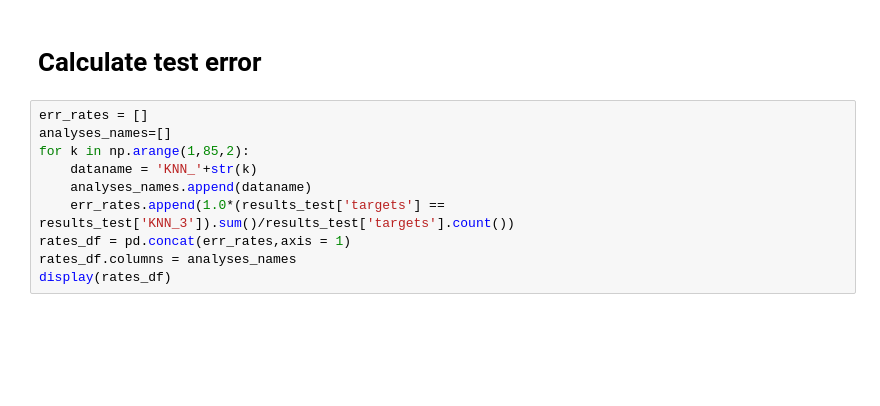
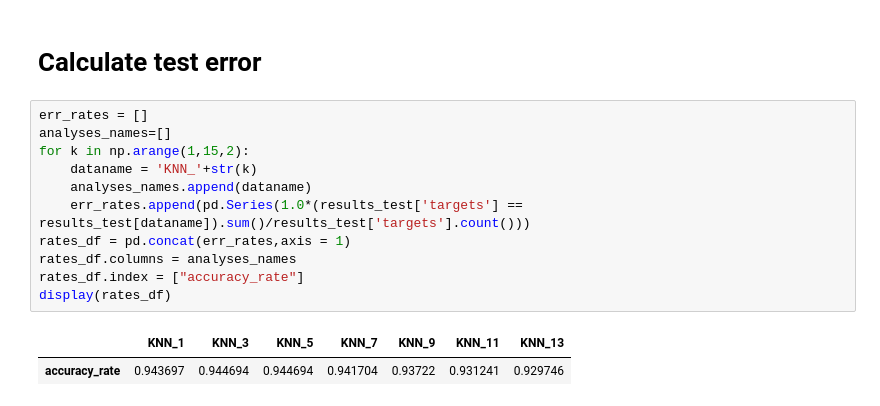
Before and after one commit to r9d9/Predictive, a Jupyter notebook: zip/Digits_KNN.ipynb, the cells around one changed output. Saved outputs shown, nothing was run; the diff lists cells and outputs as text; blank space fills up the shorter version.

```diff
--- a/zip/Digits_KNN.ipynb
+++ b/zip/Digits_KNN.ipynb
@@ -317,10 +338,14 @@ cleaned_test_data.shape[1]
 # %%
 err_rates = []
 analyses_names=[]
-for k in np.arange(1,85,2):
+for k in np.arange(1,15,2):
     dataname = 'KNN_'+str(k)
     analyses_names.append(dataname)
-    err_rates.append(1.0*(results_test['targets'] == results_test['KNN_3']).sum()/results_test['targets'].count())
+    err_rates.append(pd.Series(1.0*(results_test['targets'] == results_test[dataname]).sum()/results_test['targets'].count()))
 rates_df = pd.concat(err_rates,axis = 1)
 rates_df.columns = analyses_names
+rates_df.index = ["accuracy_rate"]
 display(rates_df)
+# %% [output]
+|  | KNN_1 | KNN_3 | KNN_5 | KNN_7 | KNN_9 | KNN_11 | KNN_13 |
+| accuracy_rate | 0.943697 | 0.944694 | 0.944694 | 0.941704 | 0.93722 | 0.931241 | 0.929746 |
```
Also changed, not shown: parts of 25 cells of this notebook, 1 other file.
